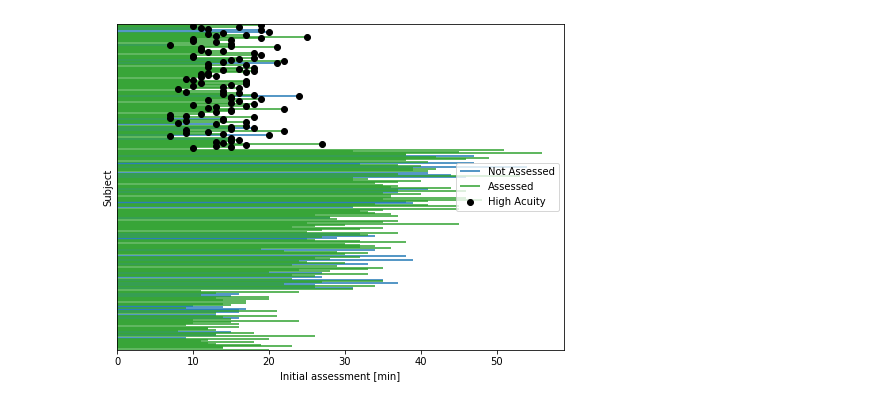
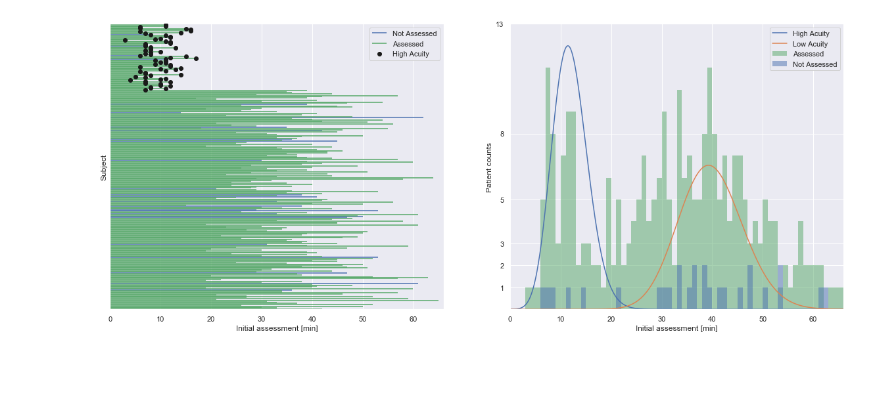
Before and after one commit to icmoore/healthcare_analytics, a Jupyter notebook: notebooks/inital_assessments.ipynb, the cells around one changed output. Cells and saved outputs as stored; diff of their text form; code cells hidden in the pictures; blank space fills up the shorter version.

Commit message:
physician initial assessments

```diff
--- a/notebooks/inital_assessments.ipynb
+++ b/notebooks/inital_assessments.ipynb
@@ -74,24 +51,44 @@ len(df[df['acuity']==0])
+# %%
+df.index = np.random.choice(len(df), len(df))
+df.sort_index(inplace=True)
+df.sort_values(by=['acuity'],inplace=True)
+# %%
+interval_length = 1
+interval_bounds = np.arange(0, df.time.max() + interval_length + 1, interval_length)
+n_intervals = interval_bounds.size - 1
+intervals = np.arange(n_intervals)
+# %%
+X = df['time'].values.reshape(-1,1)
+model = GeneralMixtureModel.from_samples(PoissonDistribution, 2, X)
+
+x = numpy.arange(0, 70, .1)
+dist1 = model.distributions[0].probability(x)
+dist2 = model.distributions[1].probability(x)
+max_cluster = 0 if np.max(dist1) > np.max(dist2) else 1
+
+norm_m = np.max(np.unique(df.time, return_counts=True)[1])/np.max(model.distributions[max_cluster].probability(x))
 # %%
-fig, ax = plt.subplots(figsize=(8, 6))
+fig, (assess_ax, dist_ax) = plt.subplots(ncols=2, sharex=True, sharey=False, figsize=(20, 8))
 
 blue, _, red = sns.color_palette()[:3]
+assess_ax.hlines(patients[df.assessment.values == 0], 0, df[df.assessment.values == 0].time, color=blue, label='Not Assessed')
+assess_ax.hlines(patients[df.assessment.values == 1], 0, df[df.assessment.values == 1].time, color=red, label='Assessed')
+assess_ax.scatter(df[df.acuity.values == 1].time, patients[df.acuity.values == 1], color='k', zorder=10, label='High Acuity')
+assess_ax.set_xlim(left=0)
+assess_ax.set_xlabel('Initial assessment [min]')
+assess_ax.set_yticks([])
+assess_ax.set_ylabel('Subject')
+assess_ax.set_ylim(-0.25, n_patients + 0.25)
+assess_ax.legend(loc='upper right');
 
-ax.hlines(patients[df.assessment.values == 0], 0, df[df.assessment.values == 0].time,
-          color=blue, label='Not Assessed')
-
-ax.hlines(patients[df.assessment.values == 1], 0, df[df.assessment.values == 1].time,
-          color=red, label='Assessed')
-
-ax.scatter(df[df.acuity.values == 1].time, patients[df.acuity.values == 1],
-           color='k', zorder=10, label='High Acuity')
-
-ax.set_xlim(left=0)
-ax.set_xlabel('Initial assessment [min]')
-ax.set_yticks([])
-ax.set_ylabel('Subject')
-
-ax.set_ylim(-0.25, n_patients + 0.25)
-
-ax.legend(loc='center right');
+dist_ax.hist(df[df.assessment == 1].time.values, bins=interval_bounds, color=red, alpha=0.5, lw=0, label='Assessed');
+dist_ax.hist(df[df.assessment == 0].time.values, bins=interval_bounds, color=blue, alpha=0.5, lw=0, label='Not Assessed');
+dist_ax.plot(x, norm_m*dist1, label="High Acuity")
+dist_ax.plot(x, norm_m*dist2, label="Low Acuity")
+dist_ax.set_xlim(0, interval_bounds[-1]);
+dist_ax.set_xlabel('Initial assessment [min]');
+dist_ax.set_yticks([1, 2, 3, 5, 8, 13]);
+dist_ax.set_ylabel('Patient counts');
+dist_ax.legend();
 # %% [output]
-[figure, old version]
+[figure, new version]
```
Also changed, not shown: parts of 13 cells of this notebook, 3 other files.
